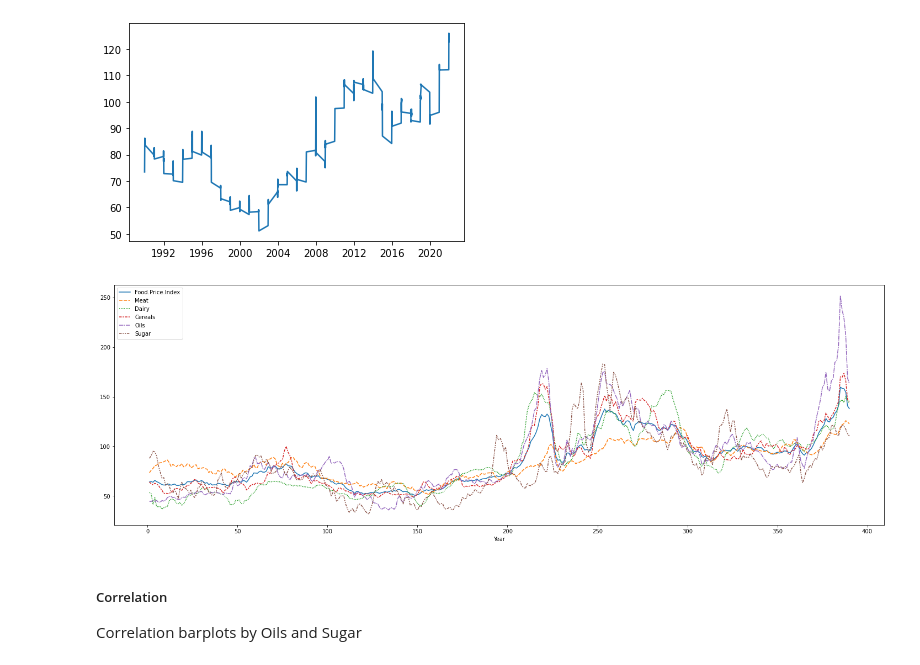
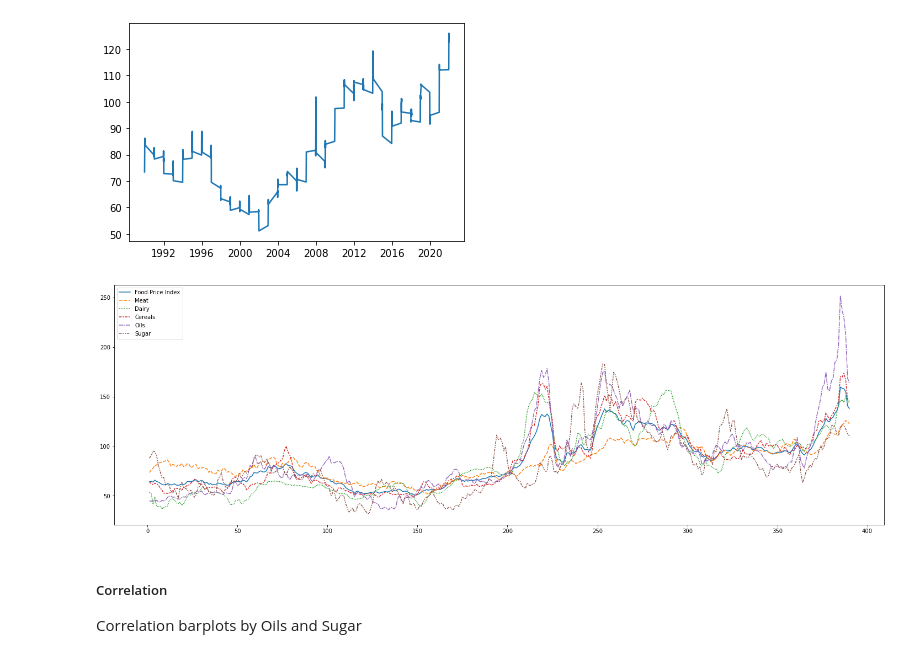
Before and after one commit to mateuszreliga/Global_food_prices, a Jupyter notebook: GFP.ipynb, the cells around one changed output. Cells and saved outputs as stored; diff of their text form; code cells hidden in the pictures.

```diff
--- a/GFP.ipynb
+++ b/GFP.ipynb
@@ -82,12 +73,11 @@ plt.plot(x,y)
 # %%
 #df_test = df.rolling(8).mean()
 
 plt.figure(figsize=(25,8))
 sns.lineplot(data=df, palette="tab10")
-plt.xlabel("Year")
 plt.show();
 # %% [output]
-[figure, old version]
+[figure, new version]
 # %% [markdown]
 ##### Correlation
 Correlation barplots by Oils and Sugar
```
Also changed, not shown: parts of 8 cells of this notebook.
